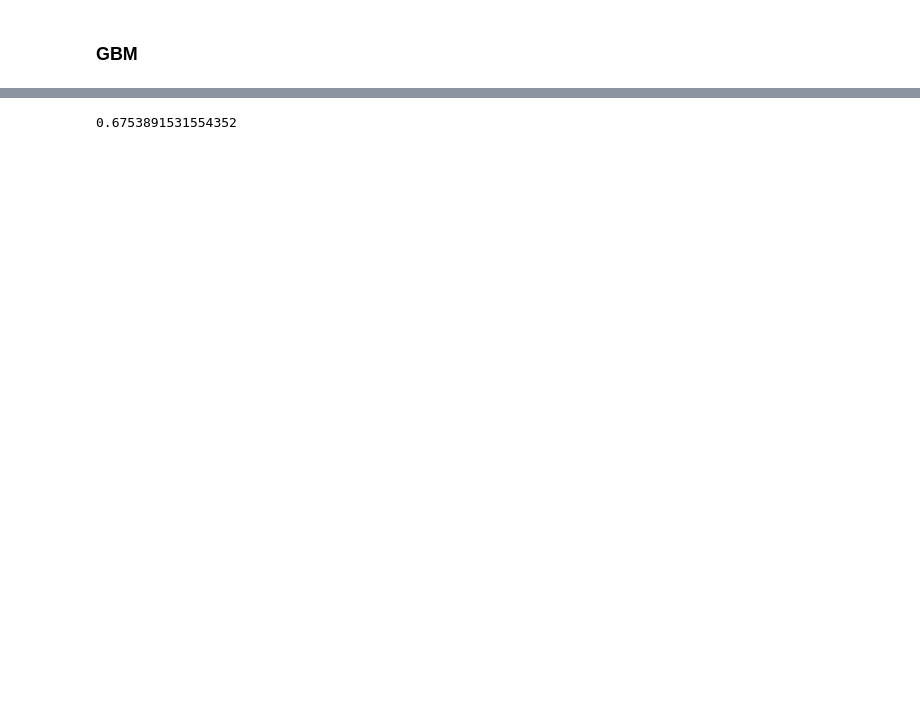
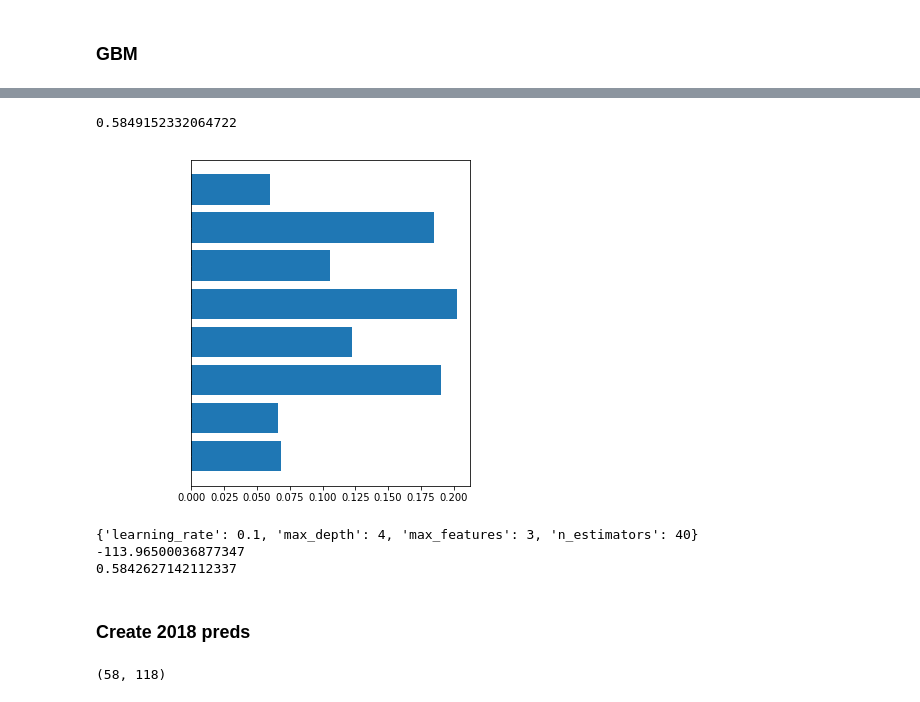
Before and after one commit to jeremypmobley/cbb_data, a Jupyter notebook: Python/cbb_kaggle_2018.ipynb, the cells around one changed output, grey strips where cells are left out. Cells and saved outputs as stored; diff of their text form; code cells hidden in the pictures; blank space fills up the shorter version.

```diff
--- a/Python/cbb_kaggle_2018.ipynb
+++ b/Python/cbb_kaggle_2018.ipynb
@@ -220,8 +523,9 @@ from sklearn.ensemble import GradientBoostingClassifier
 # %%
-gbm = GradientBoostingRegressor(n_estimators=10,
-                                max_depth=8,
-                                learning_rate=0.01)
+gbm = GradientBoostingRegressor(n_estimators=40,
+                                max_depth=4,
+                                 max_features=3,
+                                learning_rate=0.10)
 # %%
-gbm.fit(model_train_df[logistic_model_fields], model_train_df['Result'])
+gbm.fit(model_train_df[gbm_model_fields], model_train_df['score_diff'])
 # %% [output]
 GradientBoostingRegressor(alpha=0.9, criterion='friedman_mse', init=None,
@@ -237,4 +542,15 @@ preds = gbm.predict(model_test_df[logistic_model_fields])
 # %%
-calc_logloss(preds, model_test_df['Result'])
+print(calc_logloss(preds, model_test_df['Result']))
 # %% [output]
-0.6753891531554352
+0.5849152332064722
+# %%
+# Feature Importances
+importances = gbm.feature_importances_
+fig, ax = plt.subplots(figsize=(5, 6))
+ax.barh(range(len(importances)), importances)
+ax.tick_params(axis='y', colors='white', labelsize=10)
+ax.set_yticklabels(gbm_model_fields)
+plt.yticks(range(len(importances)), gbm_model_fields)
+plt.show()
+# %% [output]
+[figure, added]
@@ -240,0 +571,24 @@ calc_logloss(preds, model_test_df['Result'])
+# %%
+# fit model
+estimator.fit(model_train_df[gbm_model_fields], model_train_df['score_diff'])
+
+# Look at best parameter set
+print(estimator.best_params_)
+print(estimator.best_score_)
+
+# create preds
+preds = estimator.predict(model_test_df[gbm_model_fields])
+preds = np.array([scipy.stats.norm(0,10.5).cdf(pred) for pred in preds])
+print(calc_logloss(preds, model_test_df['Result']))
+# %% [output]
+{'learning_rate': 0.1, 'max_depth': 4, 'max_features': 3, 'n_estimators': 40}
+-113.96500036877347
+0.5842627142112337
+# %% [markdown]
+### Create 2018 preds
+# %%
+model_test_df = train.copy()
+model_test_df = model_test_df[(model_test_df['DayNum'] > 130) & (model_test_df['Season']== 2018)]
+print(model_test_df.shape)
+# %% [output]
+(58, 118)
```
Also changed, not shown: parts of 72 cells of this notebook, 1 other file.
